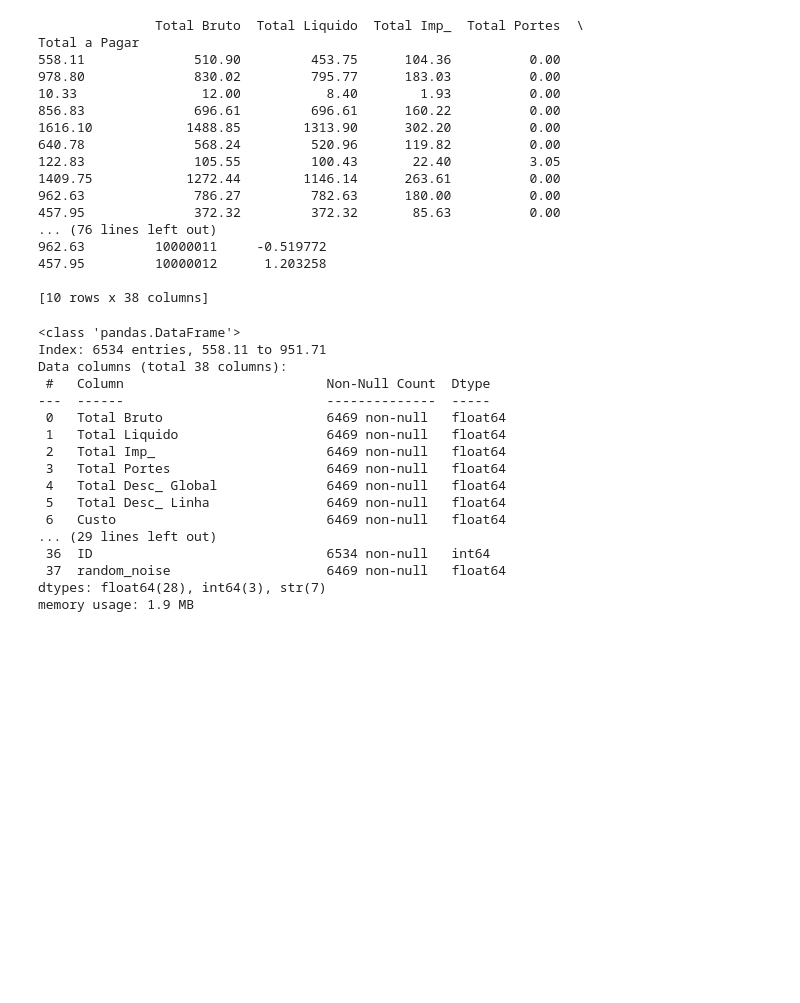
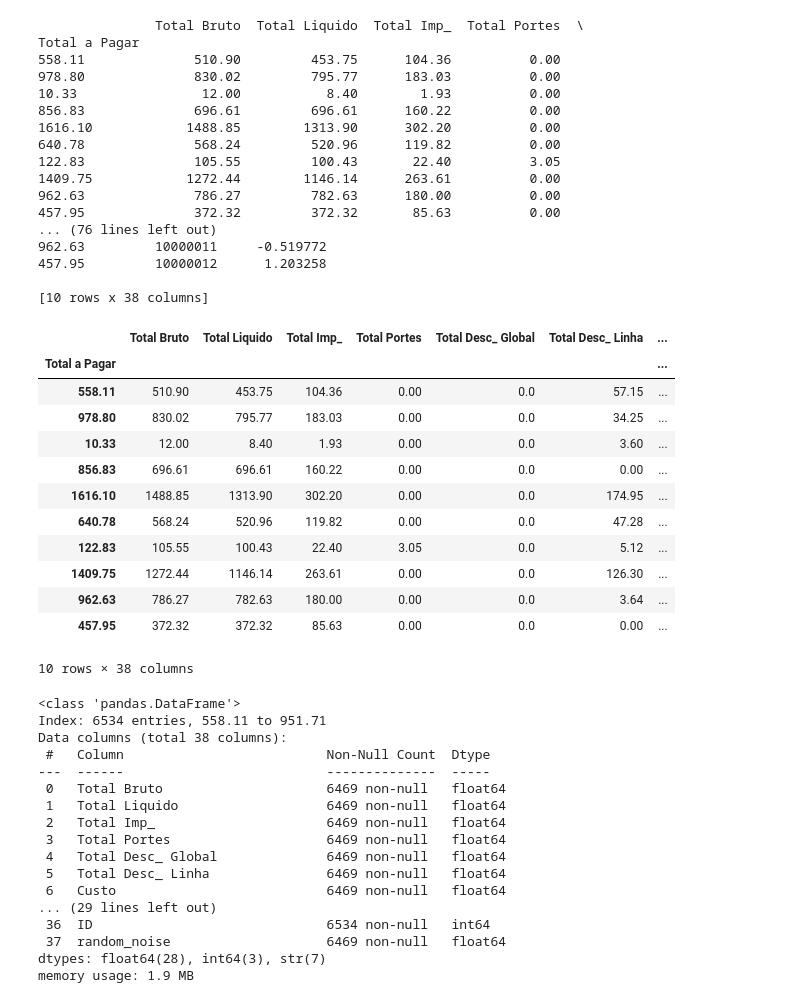
Before and after one commit to Martsnake/machine-learning, a Jupyter notebook: notebooks/Análise.ipynb, the cells around one changed output. Saved outputs shown, nothing was run; the diff lists cells and outputs as text; code cells hidden in the pictures; blank space fills up the shorter version.

```diff
--- a/notebooks/Análise.ipynb
+++ b/notebooks/Análise.ipynb
@@ -30,6 +30,22 @@ Total a Pagar
 457.95         10000012      1.203258
 
 [10 rows x 38 columns]
+# %%
+df.head(10)
+# %% [output]
+|  | Total Bruto | Total Liquido | Total Imp_ | Total Portes | Total Desc_ Global | Total Desc_ Linha | ... |
+| Total a Pagar |  |  |  |  |  |  | ... |
+| 558.11 | 510.90 | 453.75 | 104.36 | 0.00 | 0.0 | 57.15 | ... |
+| 978.80 | 830.02 | 795.77 | 183.03 | 0.00 | 0.0 | 34.25 | ... |
+| 10.33 | 12.00 | 8.40 | 1.93 | 0.00 | 0.0 | 3.60 | ... |
+| 856.83 | 696.61 | 696.61 | 160.22 | 0.00 | 0.0 | 0.00 | ... |
+| 1616.10 | 1488.85 | 1313.90 | 302.20 | 0.00 | 0.0 | 174.95 | ... |
+| 640.78 | 568.24 | 520.96 | 119.82 | 0.00 | 0.0 | 47.28 | ... |
+| 122.83 | 105.55 | 100.43 | 22.40 | 3.05 | 0.0 | 5.12 | ... |
+| 1409.75 | 1272.44 | 1146.14 | 263.61 | 0.00 | 0.0 | 126.30 | ... |
+| 962.63 | 786.27 | 782.63 | 180.00 | 0.00 | 0.0 | 3.64 | ... |
+| 457.95 | 372.32 | 372.32 | 85.63 | 0.00 | 0.0 | 0.00 | ... |
+10 rows × 38 columns
 # %%
 df.info()
 # %% [output]
```
